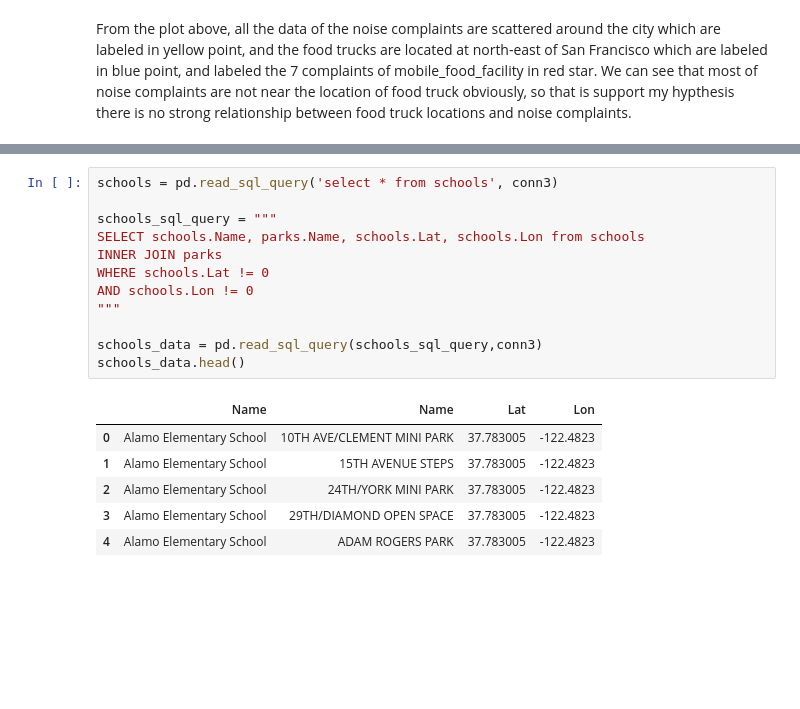
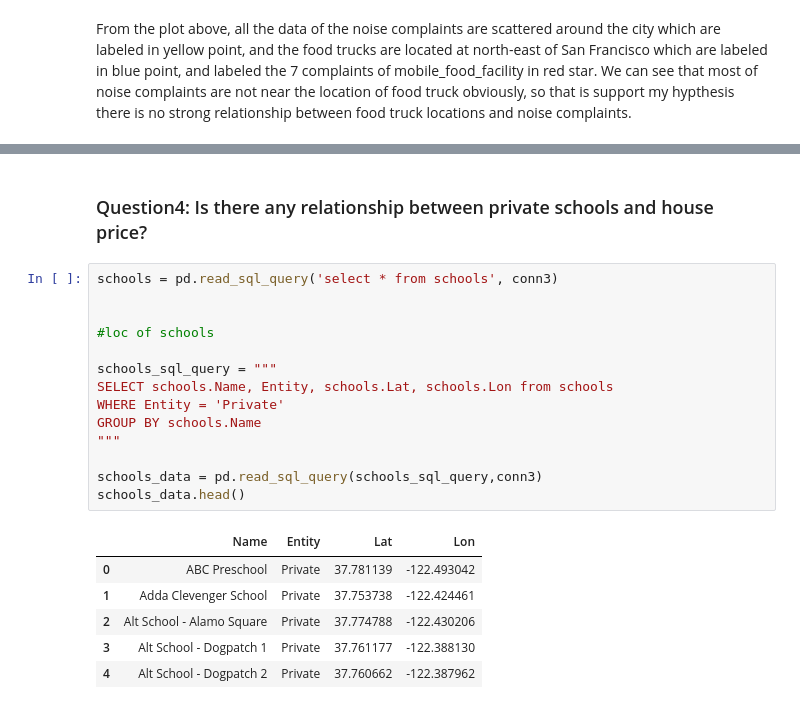
Before and after one commit to xtowang/Housing-in-SF, a Jupyter notebook: hw5.ipynb, the cells around one changed output, grey strips where cells are left out. Cells and saved outputs as stored; diff of their text form; blank space fills up the shorter version.

```diff
--- a/hw5.ipynb
+++ b/hw5.ipynb
@@ -363,19 +324,23 @@ parks_data.head()
+# %% [markdown]
+### Question4: Is there any relationship between private schools and house price?
 # %%
 schools = pd.read_sql_query('select * from schools', conn3)
 
+
+#loc of schools
+
 schools_sql_query = """
-SELECT schools.Name, parks.Name, schools.Lat, schools.Lon from schools
-INNER JOIN parks
-WHERE schools.Lat != 0
-AND schools.Lon != 0
+SELECT schools.Name, Entity, schools.Lat, schools.Lon from schools
+WHERE Entity = 'Private'
+GROUP BY schools.Name
 """
 
 schools_data = pd.read_sql_query(schools_sql_query,conn3)
 schools_data.head()
 # %% [output]
-|  | Name | Name | Lat | Lon |
-| 0 | Alamo Elementary School | 10TH AVE/CLEMENT MINI PARK | 37.783005 | -122.4823 |
-| 1 | Alamo Elementary School | 15TH AVENUE STEPS | 37.783005 | -122.4823 |
-| 2 | Alamo Elementary School | 24TH/YORK MINI PARK | 37.783005 | -122.4823 |
-| 3 | Alamo Elementary School | 29TH/DIAMOND OPEN SPACE | 37.783005 | -122.4823 |
-| 4 | Alamo Elementary School | ADAM ROGERS PARK | 37.783005 | -122.4823 |
+|  | Name | Entity | Lat | Lon |
+| 0 | ABC Preschool | Private | 37.781139 | -122.493042 |
+| 1 | Adda Clevenger School | Private | 37.753738 | -122.424461 |
+| 2 | Alt School - Alamo Square | Private | 37.774788 | -122.430206 |
+| 3 | Alt School - Dogpatch 1 | Private | 37.761177 | -122.388130 |
+| 4 | Alt School - Dogpatch 2 | Private | 37.760662 | -122.387962 |
```
Also changed, not shown: parts of 27 cells of this notebook.
